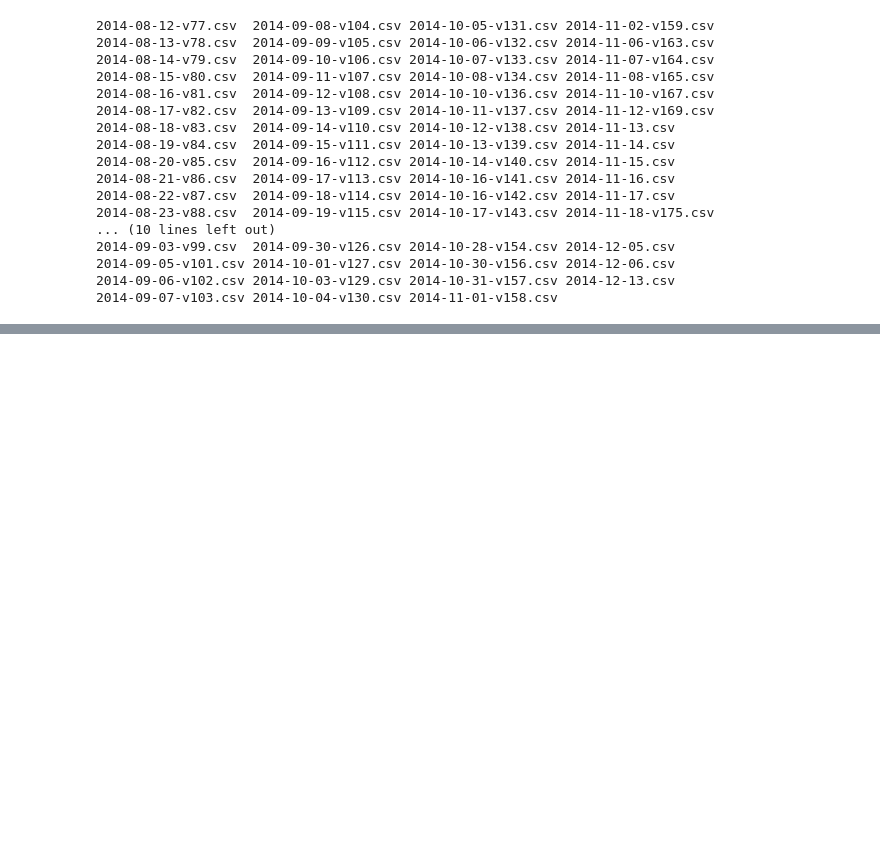
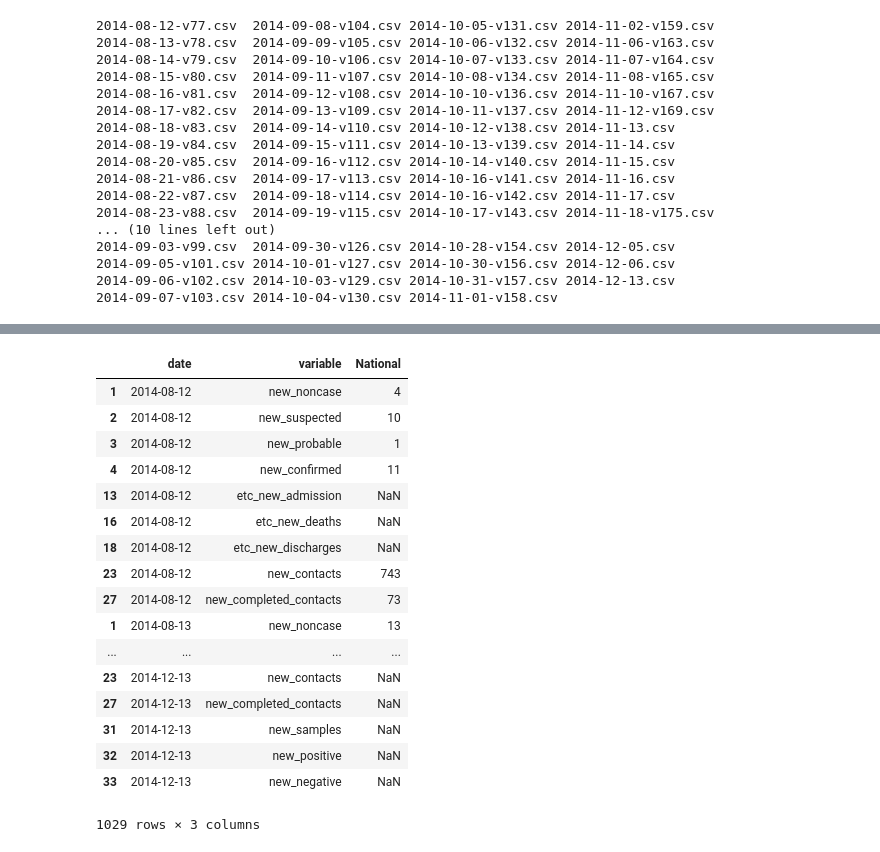
Before and after one commit to sfmaddox/8366_sfmaddox, a Jupyter notebook: Homework 1.ipynb, the cells around one changed output, grey strips where cells are left out. Cells and saved outputs as stored; diff of their text form; code cells hidden in the pictures; blank space fills up the shorter version.

```diff
--- a/Homework 1.ipynb
+++ b/Homework 1.ipynb
@@ -547,11 +662,27 @@ LICENSE      guinea_data  liberia_data sl_data
 2014-09-05-v101.csv 2014-10-01-v127.csv 2014-10-30-v156.csv 2014-12-06.csv
 2014-09-06-v102.csv 2014-10-03-v129.csv 2014-10-31-v157.csv 2014-12-13.csv
 2014-09-07-v103.csv 2014-10-04-v130.csv 2014-11-01-v158.csv
+# %%
+#use pandas to import them
+import os
+guinea_data = pd.DataFrame()
+path = "data/ebola/guinea_data"
+for filename in os.listdir("data/ebola/guinea_data"):
+    df=pd.read_csv(os.path.join(path, filename))
+    guinea_data = guinea_data.append(df)
+liberia_data = pd.DataFrame()
+path = "data/ebola/liberia_data/"
+for filename in os.listdir("data/ebola/liberia_data/"):
+    df=pd.read_csv(os.path.join(path, filename))
+    liberia_data = liberia_data.append(df)
+sl_data=pd.DataFrame()
+path = "data/ebola/sl_data/"
+for filename in os.listdir("data/ebola/sl_data/"):
+    df=pd.read_csv(os.path.join(path, filename))
+    sl_data = sl_data.append(df)
 # %%
-#use pandas to import them
-
-#create a single data frame
-
-#that includes the daily totals of new cases and
-
-#daily totals of deaths for each country.
+#create a single data frame that includes the daily totals of new cases and daily totals of deaths for each country.
+guinea_data = guinea_data.loc[:, ['Date', 'Description','Totals']]
+liberia_data = liberia_data.loc[:, ["Date", "Variable", "National"]]
+sl_data=sl_data.loc[:,['date', "variable", 'National']]
+(sl_data.head(), guinea_data.head(), liberia_data.head())
@@ -557,0 +735,21 @@ LICENSE      guinea_data  liberia_data sl_data
+# %%
+sl_data[sl_data.variable.str.contains("new")]
+# %% [output]
+|  | date | variable | National |
+| 1 | 2014-08-12 | new_noncase | 4 |
+| 2 | 2014-08-12 | new_suspected | 10 |
+| 3 | 2014-08-12 | new_probable | 1 |
+| 4 | 2014-08-12 | new_confirmed | 11 |
+| 13 | 2014-08-12 | etc_new_admission | NaN |
+| 16 | 2014-08-12 | etc_new_deaths | NaN |
+| 18 | 2014-08-12 | etc_new_discharges | NaN |
+| 23 | 2014-08-12 | new_contacts | 743 |
+| 27 | 2014-08-12 | new_completed_contacts | 73 |
+| 1 | 2014-08-13 | new_noncase | 13 |
+| ... | ... | ... | ... |
+| 23 | 2014-12-13 | new_contacts | NaN |
+| 27 | 2014-12-13 | new_completed_contacts | NaN |
+| 31 | 2014-12-13 | new_samples | NaN |
+| 32 | 2014-12-13 | new_positive | NaN |
+| 33 | 2014-12-13 | new_negative | NaN |
+1029 rows × 3 columns
```
Also changed, not shown: parts of 15 cells of this notebook.
